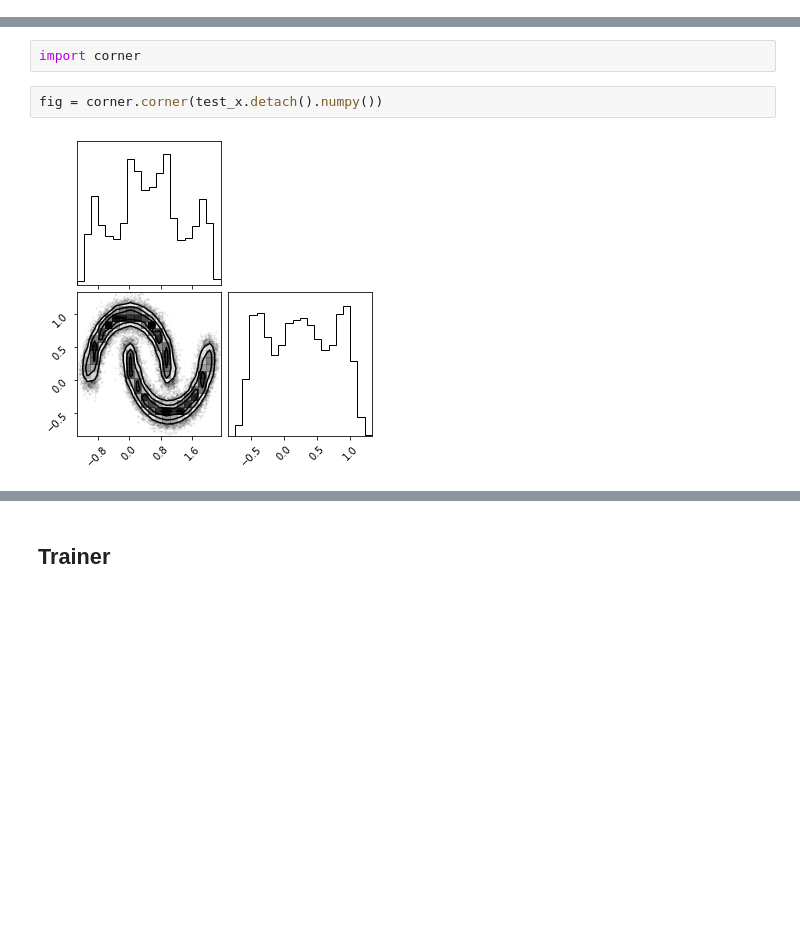
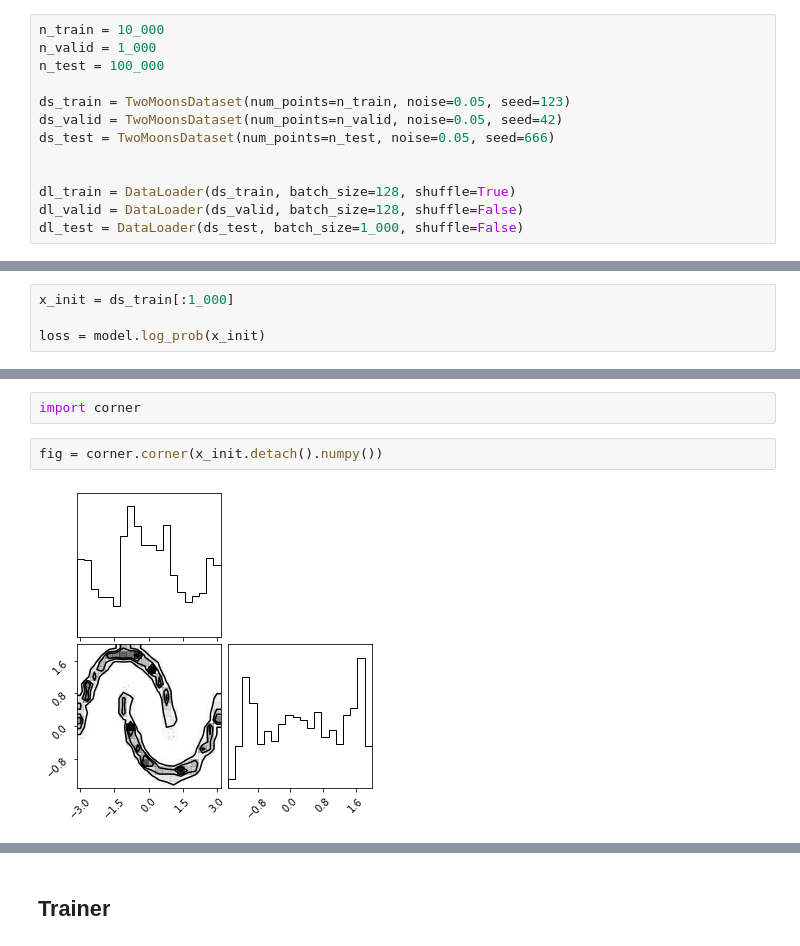
Before and after one commit to jejjohnson/survae_flows_lib, a Jupyter notebook: examples/notebooks/toy_flow.ipynb, the cells around one changed output, grey strips where cells are left out. Cells and saved outputs as stored; diff of their text form; blank space fills up the shorter version.

```diff
--- a/examples/notebooks/toy_flow.ipynb
+++ b/examples/notebooks/toy_flow.ipynb
@@ -37,0 +40,13 @@ The autoreload extension is already loaded. To reload it, use:
+# %%
+n_train = 10_000
+n_valid = 1_000
+n_test = 100_000
+
+ds_train = TwoMoonsDataset(num_points=n_train, noise=0.05, seed=123)
+ds_valid = TwoMoonsDataset(num_points=n_valid, noise=0.05, seed=42)
+ds_test = TwoMoonsDataset(num_points=n_test, noise=0.05, seed=666)
+
+
+dl_train = DataLoader(ds_train, batch_size=128, shuffle=True)
+dl_valid = DataLoader(ds_valid, batch_size=128, shuffle=False)
+dl_test = DataLoader(ds_test, batch_size=1_000, shuffle=False)
@@ -257,0 +280,4 @@ loss = model.log_prob(test_x)
+# %%
+x_init = ds_train[:1_000]
+
+loss = model.log_prob(x_init)
@@ -263,9 +291,9 @@ x_approx = model.inverse_transform(z)
 # %%
 import corner
 # %%
-fig = corner.corner(test_x.detach().numpy())
+fig = corner.corner(x_init.detach().numpy())
 # %% [output]
-[figure, old version]
+[figure, new version]
 # %%
 fig = corner.corner(z.detach().numpy())
 # %% [output]
```
Also changed, not shown: parts of 30 cells of this notebook, 5 other files.
